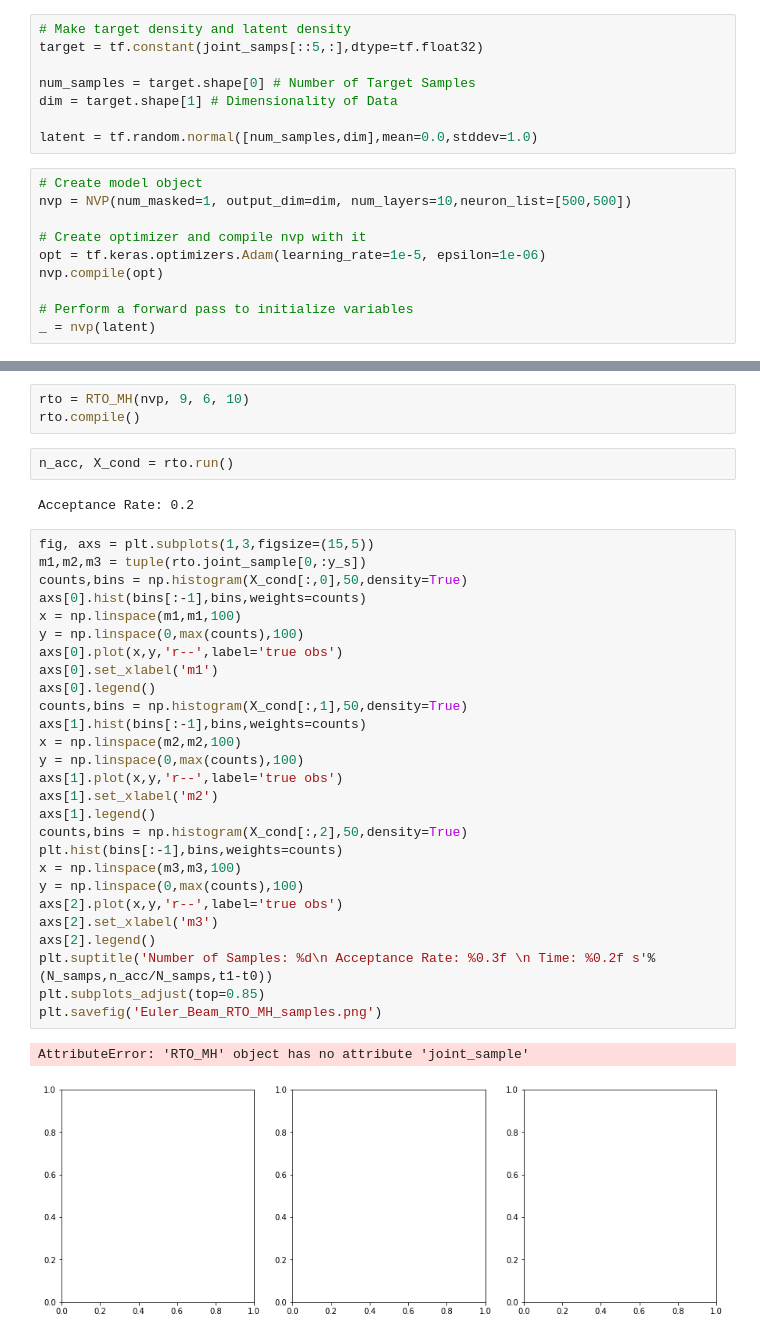
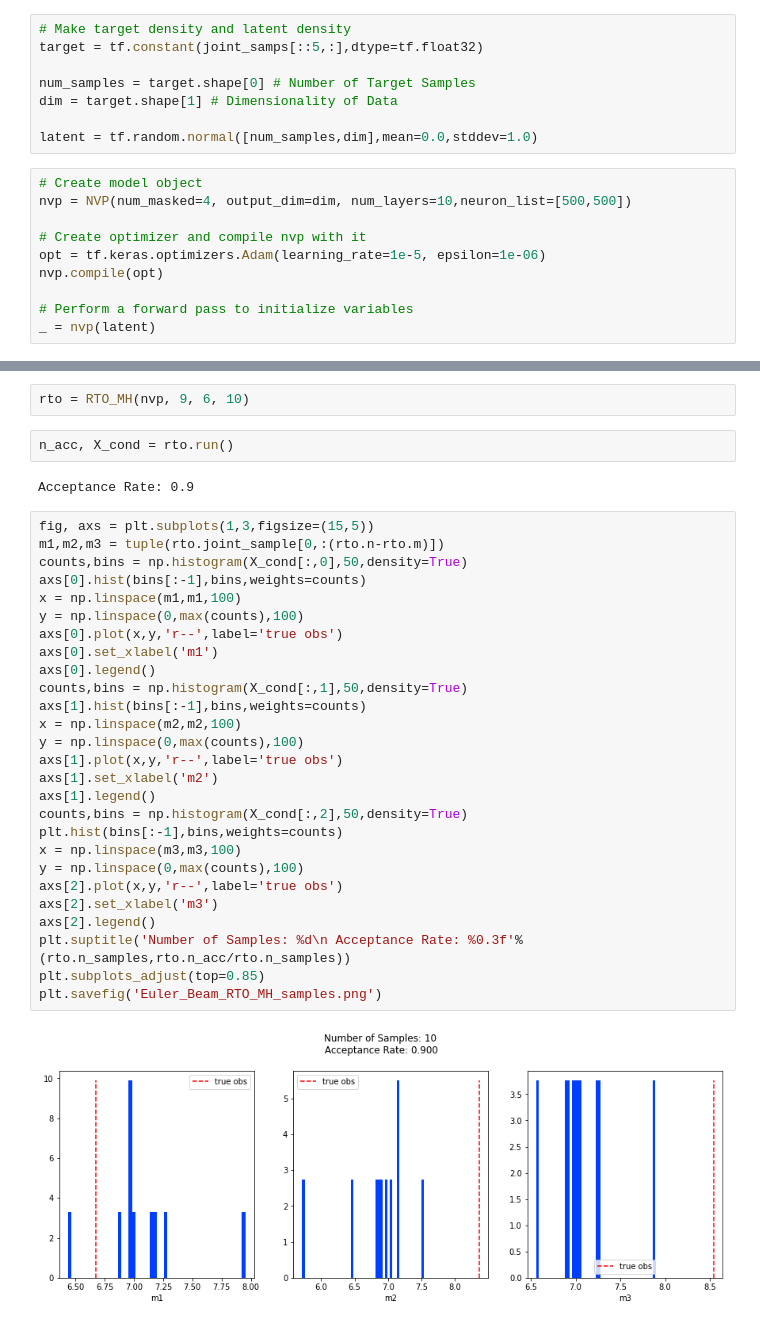
Before and after one commit to CaseyLeeDowdle/TransportNets, a Jupyter notebook: examples/Euler Beam/RTO-MH-Euler-Beam.ipynb, the cells around one changed output, grey strips where cells are left out. Cells and saved outputs as stored; diff of their text form.

```diff
--- a/examples/Euler Beam/RTO-MH-Euler-Beam.ipynb
+++ b/examples/Euler Beam/RTO-MH-Euler-Beam.ipynb
@@ -42,7 +42,7 @@ dim = target.shape[1] # Dimensionality of Data
 latent = tf.random.normal([num_samples,dim],mean=0.0,stddev=1.0)
 # %%
 # Create model object
-nvp = NVP(num_masked=1, output_dim=dim, num_layers=10,neuron_list=[500,500])
+nvp = NVP(num_masked=4, output_dim=dim, num_layers=10,neuron_list=[500,500])
 
 # Create optimizer and compile nvp with it
 opt = tf.keras.optimizers.Adam(learning_rate=1e-5, epsilon=1e-06)
@@ -80,39 +80,37 @@ plt.show()
 # %%
 rto = RTO_MH(nvp, 9, 6, 10)
-rto.compile()
 # %%
 n_acc, X_cond = rto.run()
 # %% [output]
-Acceptance Rate: 0.2
+Acceptance Rate: 0.9
 # %%
 fig, axs = plt.subplots(1,3,figsize=(15,5))
-m1,m2,m3 = tuple(rto.joint_sample[0,:y_s])
+m1,m2,m3 = tuple(rto.joint_sample[0,:(rto.n-rto.m)])
 counts,bins = np.histogram(X_cond[:,0],50,density=True)
 axs[0].hist(bins[:-1],bins,weights=counts)
 x = np.linspace(m1,m1,100)
 y = np.linspace(0,max(counts),100)
 axs[0].plot(x,y,'r--',label='true obs')
 axs[0].set_xlabel('m1')
 axs[0].legend()
 counts,bins = np.histogram(X_cond[:,1],50,density=True)
 axs[1].hist(bins[:-1],bins,weights=counts)
 x = np.linspace(m2,m2,100)
 y = np.linspace(0,max(counts),100)
 axs[1].plot(x,y,'r--',label='true obs')
 axs[1].set_xlabel('m2')
 axs[1].legend()
 counts,bins = np.histogram(X_cond[:,2],50,density=True)
 plt.hist(bins[:-1],bins,weights=counts)
 x = np.linspace(m3,m3,100)
 y = np.linspace(0,max(counts),100)
 axs[2].plot(x,y,'r--',label='true obs')
 axs[2].set_xlabel('m3')
 axs[2].legend()
-plt.suptitle('Number of Samples: %d\n Acceptance Rate: %0.3f \n Time: %0.2f s'%(N_samps,n_acc/N_samps,t1-t0))
+plt.suptitle('Number of Samples: %d\n Acceptance Rate: %0.3f'%(rto.n_samples,rto.n_acc/rto.n_samples))
 plt.subplots_adjust(top=0.85)
 plt.savefig('Euler_Beam_RTO_MH_samples.png')
 # %% [output]
-AttributeError: 'RTO_MH' object has no attribute 'joint_sample'
-[figure, old version]
+[figure, new version]
 # %%
 print(dim)
```
Also changed, not shown: parts of 3 cells of this notebook, 5 other files.
